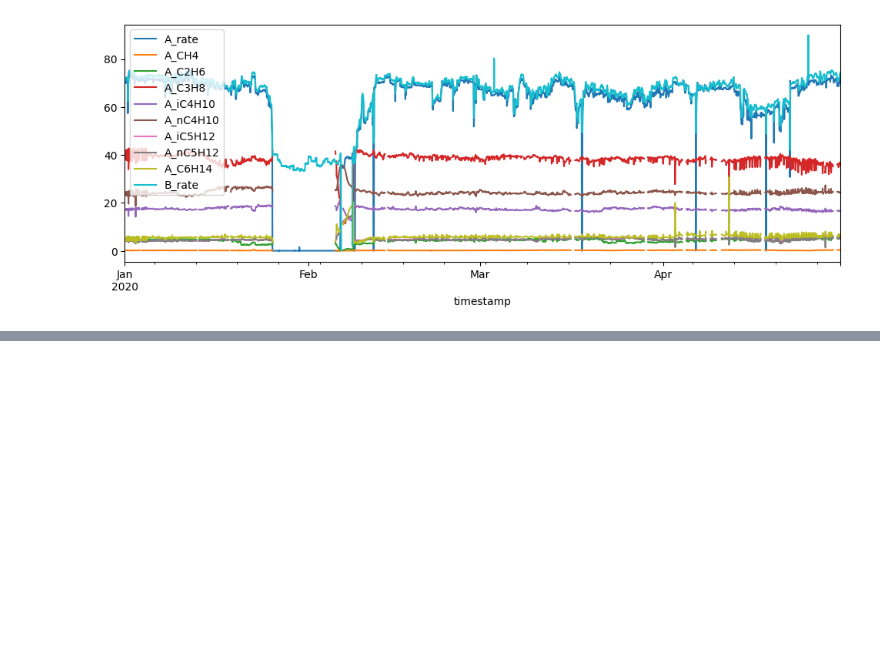
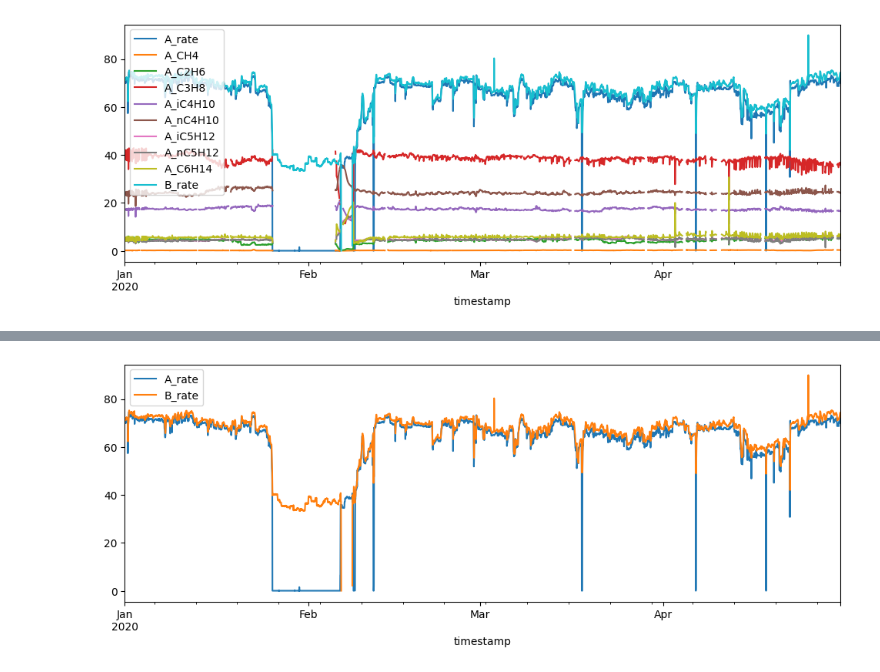
Before and after one commit to Kirill1961/pythonProject2, a Jupyter notebook: sibur_timestamp_jup.ipynb, the cells around one changed output, grey strips where cells are left out. Drawn from its saved outputs; the diff is of its cells as text; code cells hidden in the pictures; blank space fills up the shorter version.

```diff
--- a/sibur_timestamp_jup.ipynb
+++ b/sibur_timestamp_jup.ipynb
@@ -4,5 +6,5 @@ import pandas as pd
 # %%
-# TODO data
+# TODO data train test target
 
 df_tr = pd.read_csv('D:\Eduson_data\sibur_train_features.csv')
 
@@ -10,19 +12,12 @@ df_ts = pd.read_csv('D:\Eduson_data\sibur_test_features.csv')
 
 df_tg = pd.read_csv('D:\Eduson_data\sibur_train_targets.csv')
 
+df_sb = pd.read_csv('D:\Eduson_data\sibur_sample_submission.csv')
+
 print(df_tr.columns)
 print(df_ts.columns)
 
-df_tr['timestamp'] = pd.to_datetime(df_tr['timestamp'])  # трансформ признака из str в timestamp
 
-df_tr.set_index('timestamp', inplace=True)  # трансформ Признака timestamp в Индекс timestamp
-
-df_tr.sort_index(inplace=True) # Сортируем для перестраховки
-
-df = df_tr.iloc[0: 10, :]  # For Train
-
-
-df_tg.info()
 
 # data[data.index.day == 9]
 
@@ -52,5 +77,5 @@ df_tr.plot(figsize=(12,4))
 (5808, 10)
 [figure]
 # %%
-df_tr.A_rate
+df_tr[['A_rate', 'B_rate']].plot(figsize=(12, 4))
 # %% [output]
@@ -70,2 +83,3 @@ Name: A_rate, Length: 5808, dtype: float64
+[figure, added]
 # %%
 
```
Also changed, not shown: parts of 6 cells of this notebook, 3 other files.
